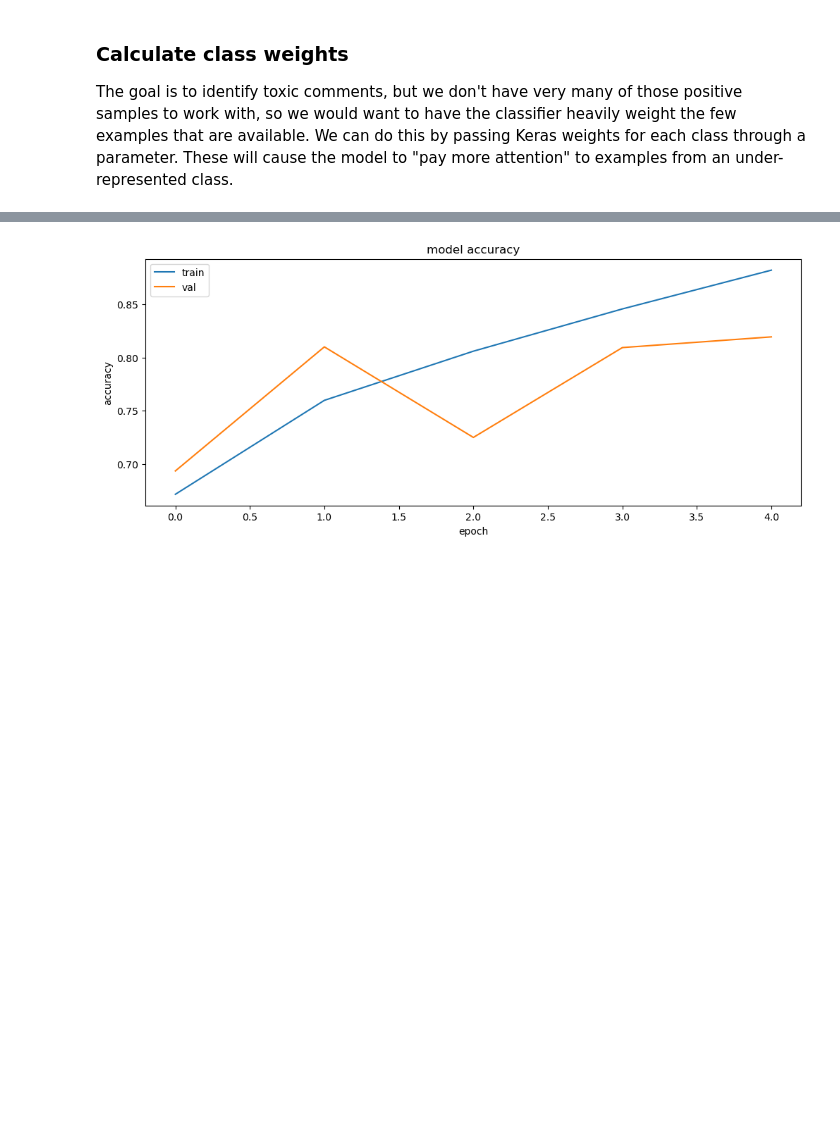
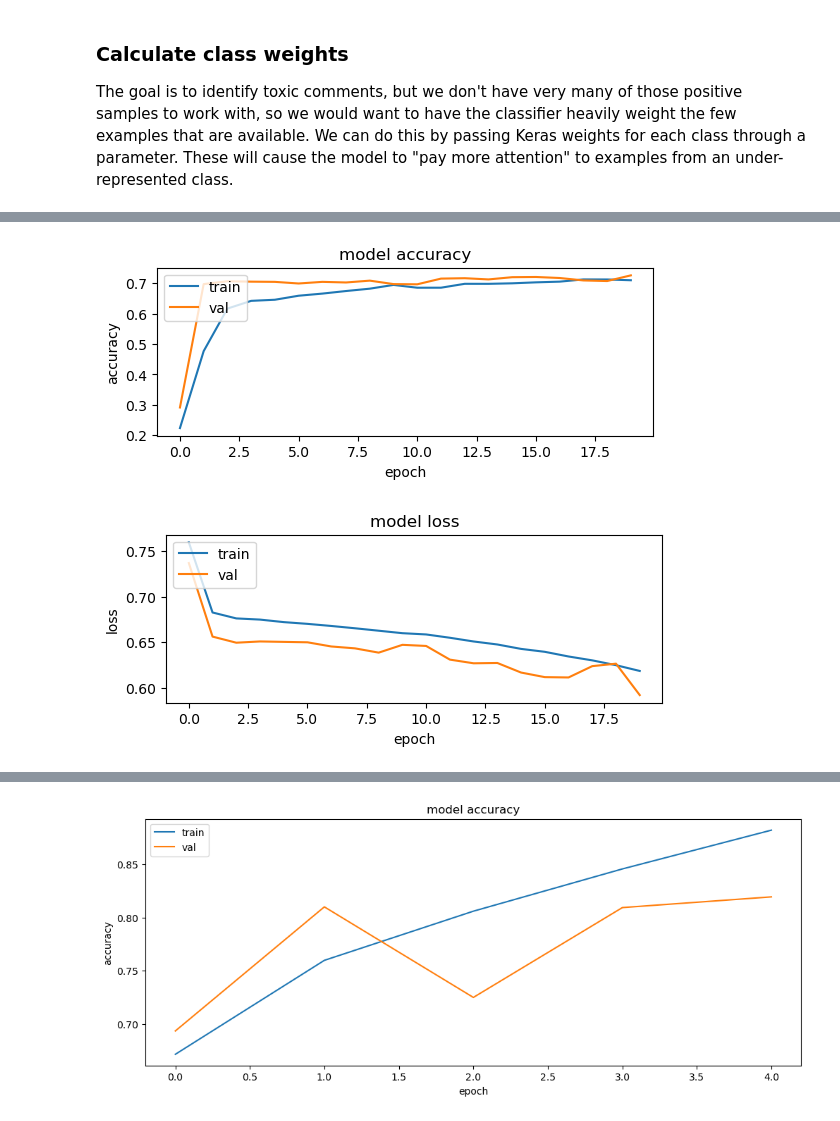
Before and after one commit to scabanela-ischool/w266-final-project-sp23, a Jupyter notebook: CNN_baseline.ipynb, the cells around one changed output, grey strips where cells are left out. Cells and saved outputs as stored; diff of their text form; code cells hidden in the pictures; blank space fills up the shorter version.

```diff
--- a/CNN_baseline.ipynb
+++ b/CNN_baseline.ipynb
@@ -372,8 +410,18 @@ def build_cnn_model(num_filters, kernel_sizes, dense_layer_dims, dropout_rate, e
 # %%
 # Now specify model hyperparameters and call the function to create a CNN model
 
-num_filters = [100, 100, 50, 25]
-kernel_sizes = [3, 4, 5, 10]
+# # From class notebook
+# num_filters = [100, 100, 50, 25]
+# kernel_sizes = [3, 4, 5, 10]
+# dense_layer_dims = [100, 50]
+# dropout_rate = 0.5
+
+# From CNN paper: https://arxiv.org/pdf/1408.5882.pdf
+# filter windows (h) of 3, 4, 5 with 100 feature maps each,
+# dropout rate (p) of 0.5, l2 constraint (s) of 3, and
+# mini-batch size of 50.
+num_filters = [100, 100, 100]
+kernel_sizes = [3, 4, 5]
 dense_layer_dims = [100, 50]
 dropout_rate = 0.5
 
@@ -446,7 +494,7 @@ plt.show()
 # %% [markdown]
 ## Try with correct bias initialization
 # %%
-neg, pos = np.bincount(disability_df['toxicity_binary'])
+neg, pos = np.bincount(disability_df_train['toxicity_binary'])
 total = neg + pos
 print('Examples:\n    Total: {}\n    Positive: {} ({:.2f}% of total)\n'.format(
     total, pos, 100 * pos / total))
@@ -527,0 +576,9 @@ Weight for class 1: 2.35
+# %%
+cnn_model_weighted = build_cnn_model(num_filters, kernel_sizes, dense_layer_dims, dropout_rate)
+cnn_history_weighted = cnn_model_weighted.fit(train_input,
+                            train_labels,
+                            validation_data=(val_input, val_labels),
+                            batch_size=32,
+                            epochs=20,
+                            # The class weights go here
+                            class_weight=class_weight)
@@ -527,0 +603,23 @@ Weight for class 1: 2.35
+# %%
+# summarize history for accuracy
+plt.subplot(2, 1, 1)
+plt.plot(cnn_history_weighted.history['accuracy'])
+plt.plot(cnn_history_weighted.history['val_accuracy'])
+plt.title('model accuracy')
+plt.ylabel('accuracy')
+plt.xlabel('epoch')
+plt.legend(['train', 'val'], loc='upper left')
+plt.show()
+
+# summarize history for loss
+plt.subplot(2, 1, 2)
+plt.plot(cnn_history_weighted.history['loss'])
+plt.plot(cnn_history_weighted.history['val_loss'])
+plt.title('model loss')
+plt.ylabel('loss')
+plt.xlabel('epoch')
+plt.legend(['train', 'val'], loc='upper left')
+plt.show()
+# %% [output]
+[figure, added]
+[figure, added]
```
Also changed, not shown: parts of 23 cells of this notebook.
